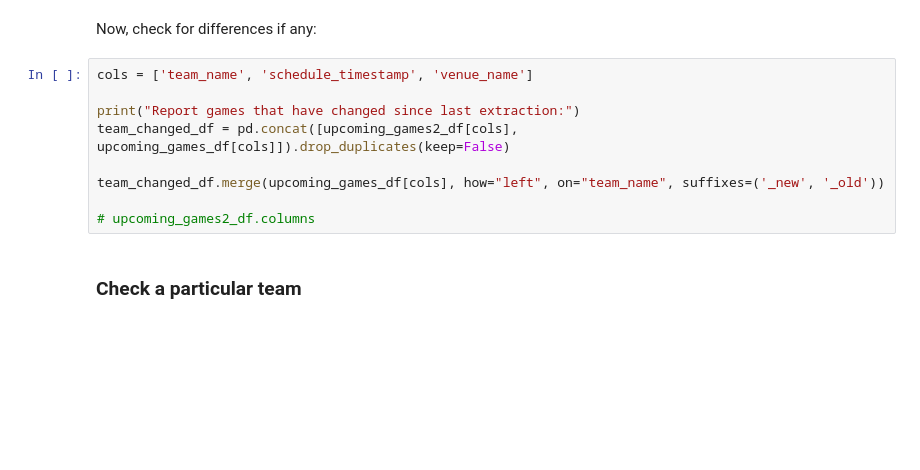
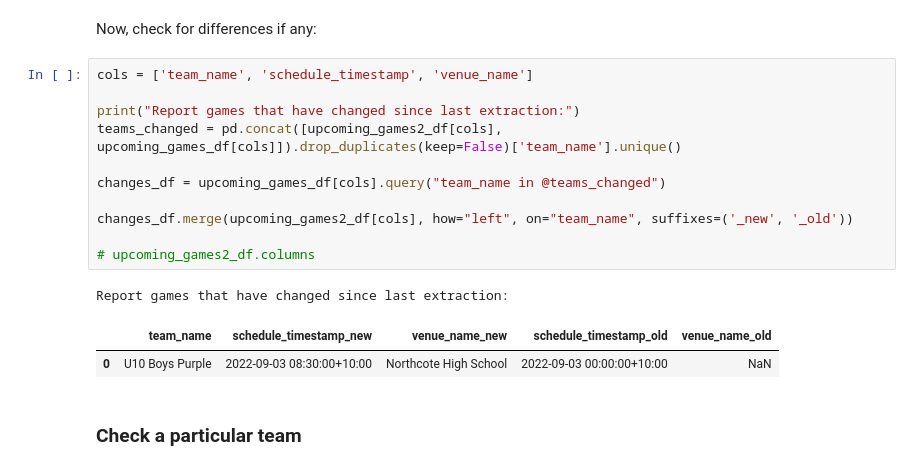
Before and after one commit to ssardina/tapp-fixture, a Jupyter notebook: playhq_scrape.ipynb, the cells around one changed output. Drawn from its saved outputs; the diff is of its cells as text; blank space fills up the shorter version.

Commit message:
improve checking difference in fixture, no duplicates

```diff
--- a/playhq_scrape.ipynb
+++ b/playhq_scrape.ipynb
@@ -290,12 +339,18 @@ Now, check for differences if any:
 # %%
 cols = ['team_name', 'schedule_timestamp', 'venue_name']
 
 print("Report games that have changed since last extraction:")
-team_changed_df = pd.concat([upcoming_games2_df[cols], upcoming_games_df[cols]]).drop_duplicates(keep=False)
+teams_changed = pd.concat([upcoming_games2_df[cols], upcoming_games_df[cols]]).drop_duplicates(keep=False)['team_name'].unique()
 
-team_changed_df.merge(upcoming_games_df[cols], how="left", on="team_name", suffixes=('_new', '_old'))
+changes_df = upcoming_games_df[cols].query("team_name in @teams_changed")
+
+changes_df.merge(upcoming_games2_df[cols], how="left", on="team_name", suffixes=('_new', '_old'))
 
 # upcoming_games2_df.columns
+# %% [output]
+Report games that have changed since last extraction:
+|  | team_name | schedule_timestamp_new | venue_name_new | schedule_timestamp_old | venue_name_old |
+| 0 | U10 Boys Purple | 2022-09-03 08:30:00+10:00 | Northcote High School | 2022-09-03 00:00:00+10:00 | NaN |
 # %% [markdown]
 ### Check a particular team
 # %%
```
Also changed, not shown: parts of 12 cells of this notebook.
